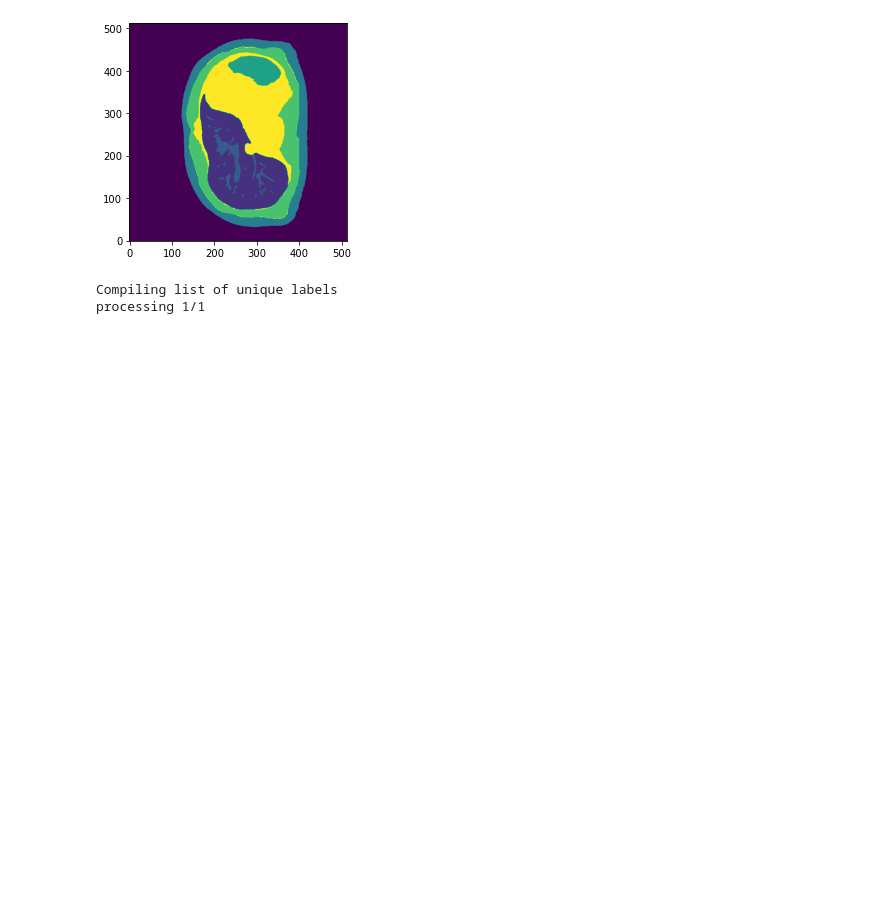
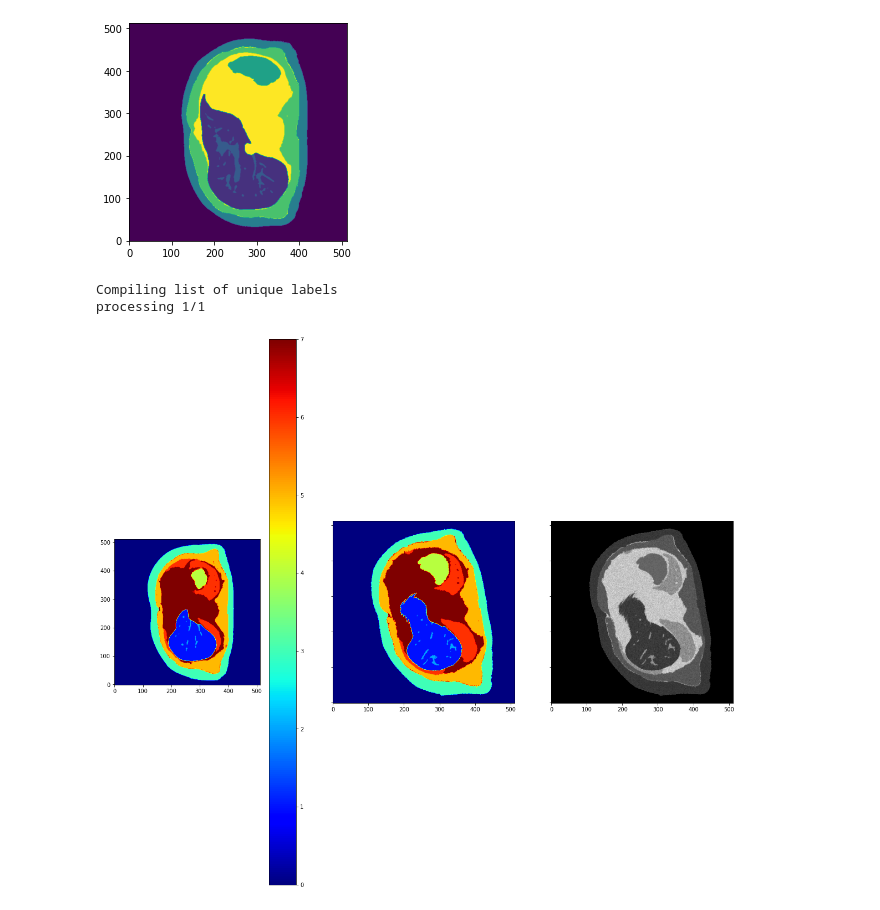
Before and after one commit to cjbueloMP/lab2im, a Jupyter notebook: liver_example.ipynb, the cells around one changed output. Saved outputs shown, nothing was run; the diff lists cells and outputs as text; code cells hidden in the pictures; blank space fills up the shorter version.

```diff
--- a/liver_example.ipynb
+++ b/liver_example.ipynb
@@ -84,4 +82,19 @@ utils.save_volume(lab, brain_generator.aff, brain_generator.header, os.path.join
 # %% [output]
 Compiling list of unique labels
 processing 1/1
+# %%
+os.chdir(basepath + '/generated_images/')
+im = nb.load('liver.nii.gz')
+label = nb.load('labels.nii.gz')
+im = np.array(im.dataobj)
+label = np.array(label.dataobj)
+sl = 180
+fig, (ax1, ax2, ax3) = plt.subplots(1,3,sharey=True,figsize=(20,20))
+ax1.imshow(liver[:,:,sl],origin='lower',cmap='jet')
+plt.colorbar(plt.imshow(liver[:,:,sl],cmap='jet'),ax=ax1)
+ax2.imshow(label[:,:,sl],origin='lower',cmap='jet')
+ax3.imshow(im[:,:,sl],origin='lower',cmap='gray')
+plt.show()
+# %% [output]
+[figure, added]
 # %%
```
Also changed, not shown: parts of 9 cells of this notebook, 2 other files.
